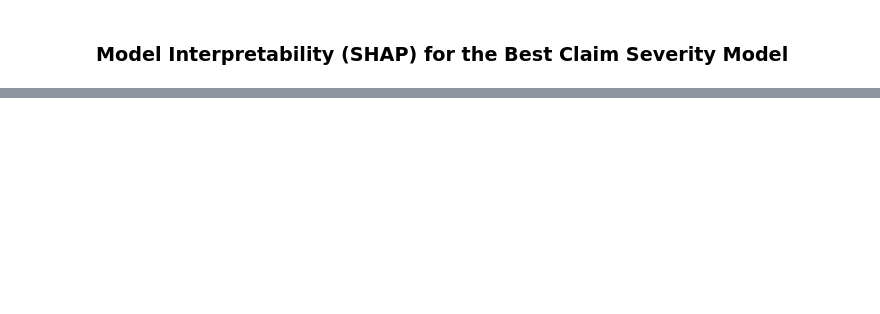
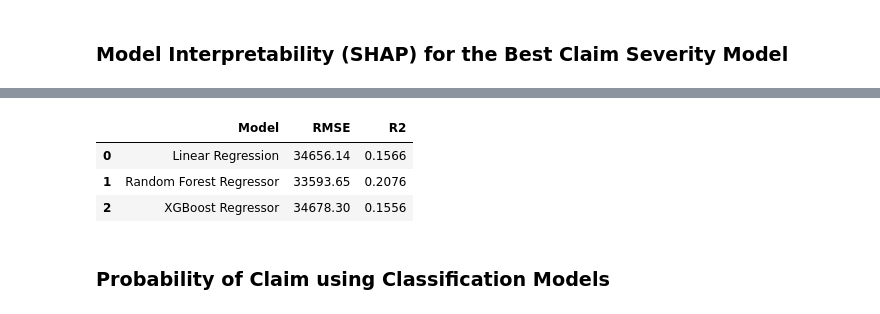
Before and after one commit to milki93/Insurance-Risk-Analytics-EDA, a Jupyter notebook: notebooks/Statistical Modeling.ipynb, the cells around one changed output, grey strips where cells are left out. Cells and saved outputs as stored; diff of their text form; code cells hidden in the pictures; blank space fills up the shorter version.

```diff
--- a/notebooks/Statistical Modeling.ipynb
+++ b/notebooks/Statistical Modeling.ipynb
@@ -410,0 +308,15 @@ Top 10 Most Influential Features (Claim Severity):
+# %%
+regression_results = pd.DataFrame([
+    {"Model": "Linear Regression", "RMSE": 34656.14, "R2": 0.1566},
+    {"Model": "Random Forest Regressor", "RMSE": 33593.65, "R2": 0.2076},
+    {"Model": "XGBoost Regressor", "RMSE": 34678.30, "R2": 0.1556}
+])
+
+regression_results
+# %% [output]
+|  | Model | RMSE | R2 |
+| 0 | Linear Regression | 34656.14 | 0.1566 |
+| 1 | Random Forest Regressor | 33593.65 | 0.2076 |
+| 2 | XGBoost Regressor | 34678.30 | 0.1556 |
+# %% [markdown]
+### Probability of Claim using Classification Models
```
Also changed, not shown: parts of 20 cells of this notebook, 1 other file.
